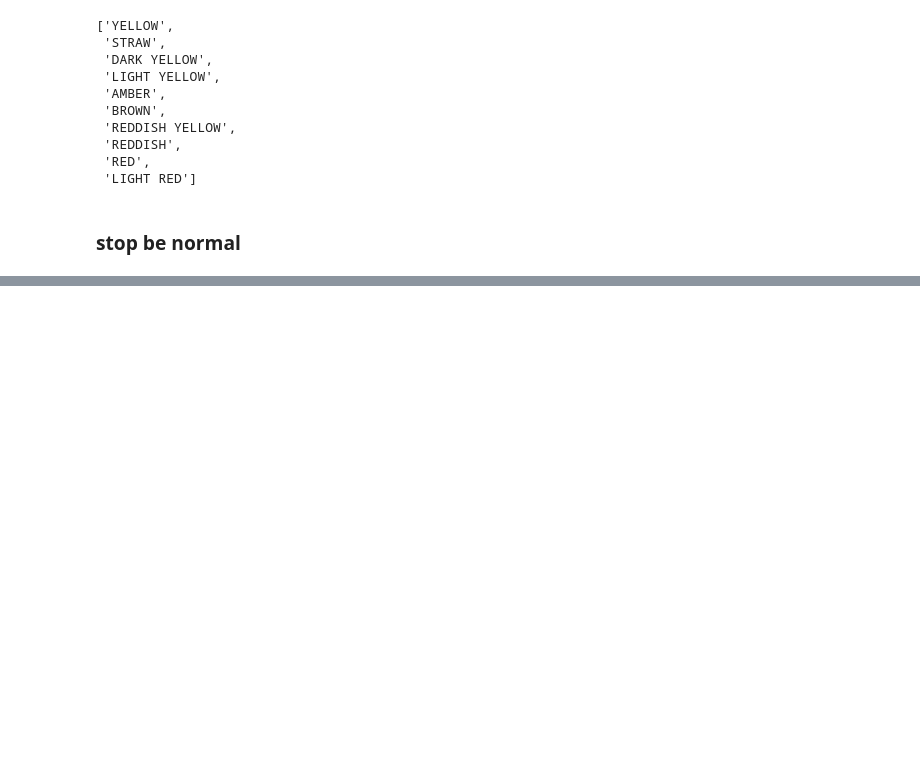
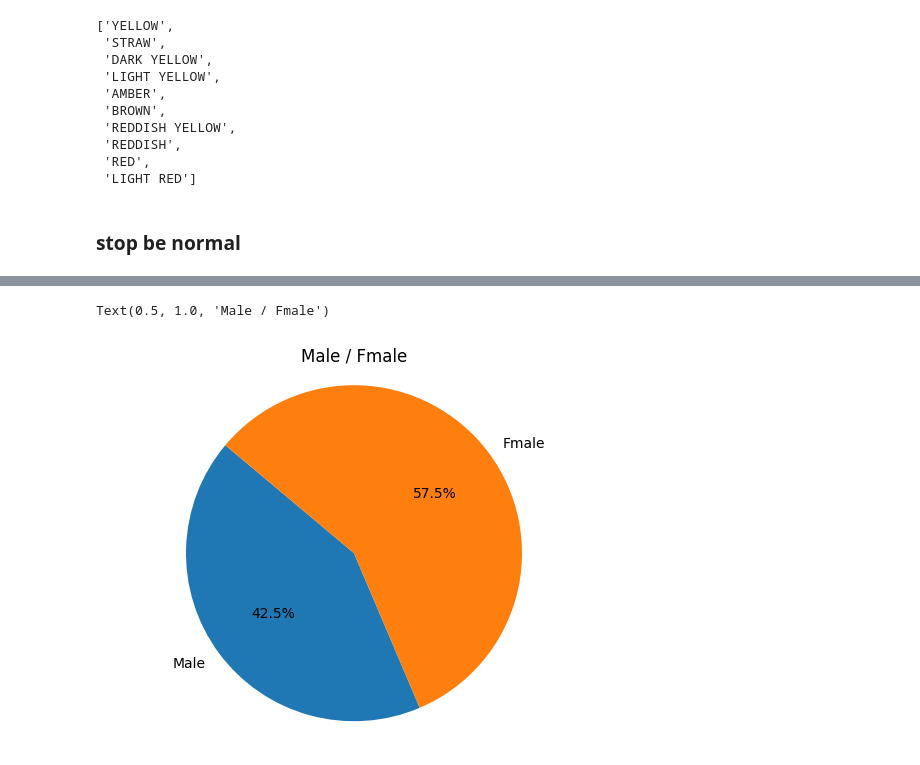
Before and after one commit to LiorShiboli/urinakysis-analysis, a Jupyter notebook: notebooks/analysis.ipynb, the cells around one changed output, grey strips where cells are left out. Saved outputs shown, nothing was run; the diff lists cells and outputs as text; code cells hidden in the pictures; blank space fills up the shorter version.

```diff
--- a/notebooks/analysis.ipynb
+++ b/notebooks/analysis.ipynb
@@ -190,0 +203,12 @@ df
+# %%
+labels = ['Male', 'Fmale']
+sizes = [(df["Gender"] == 0).sum(), (df["Gender"] == 1).sum()]
+
+plt.pie(sizes, labels=labels, autopct='%1.1f%%', startangle=140)
+plt.axis('equal')
+
+# Add a title
+plt.title('Male / Fmale')
+# %% [output]
+Text(0.5, 1.0, 'Male / Fmale')
+[figure, added]
```
Also changed, not shown: parts of 14 cells of this notebook.
